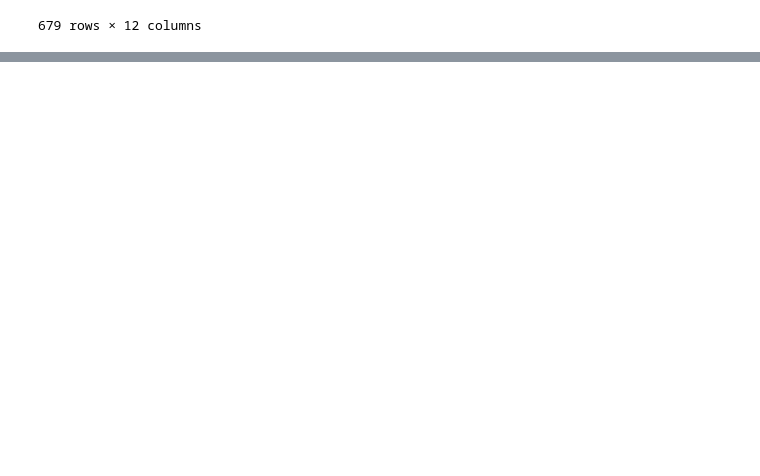
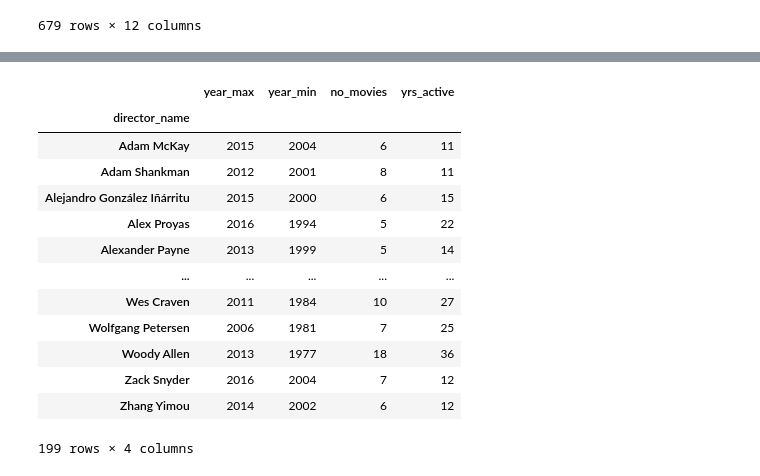
Before and after one commit to shivendra1-cyber/-IMDB-Director-Insights, a Jupyter notebook: IMDB_Director_Insights.ipynb, the cells around one changed output, grey strips where cells are left out. Drawn from its saved outputs; the diff is of its cells as text; code cells hidden in the pictures; blank space fills up the shorter version.

```diff
--- a/IMDB_Director_Insights.ipynb
+++ b/IMDB_Director_Insights.ipynb
@@ -662,0 +783,18 @@ data.groupby('director_name').filter(high_budget)
+# %%
+data_agg['yrs_active'] = data_agg['year_max']- data_agg['year_min']
+data_agg
+# %% [output]
+|  | year_max | year_min | no_movies | yrs_active |
+| director_name |  |  |  |  |
+| Adam McKay | 2015 | 2004 | 6 | 11 |
+| Adam Shankman | 2012 | 2001 | 8 | 11 |
+| Alejandro González Iñárritu | 2015 | 2000 | 6 | 15 |
+| Alex Proyas | 2016 | 1994 | 5 | 22 |
+| Alexander Payne | 2013 | 1999 | 5 | 14 |
+| ... | ... | ... | ... | ... |
+| Wes Craven | 2011 | 1984 | 10 | 27 |
+| Wolfgang Petersen | 2006 | 1981 | 7 | 25 |
+| Woody Allen | 2013 | 1977 | 18 | 36 |
+| Zack Snyder | 2016 | 2004 | 7 | 12 |
+| Zhang Yimou | 2014 | 2002 | 6 | 12 |
+199 rows × 4 columns
```
Also changed, not shown: parts of 14 cells of this notebook.
